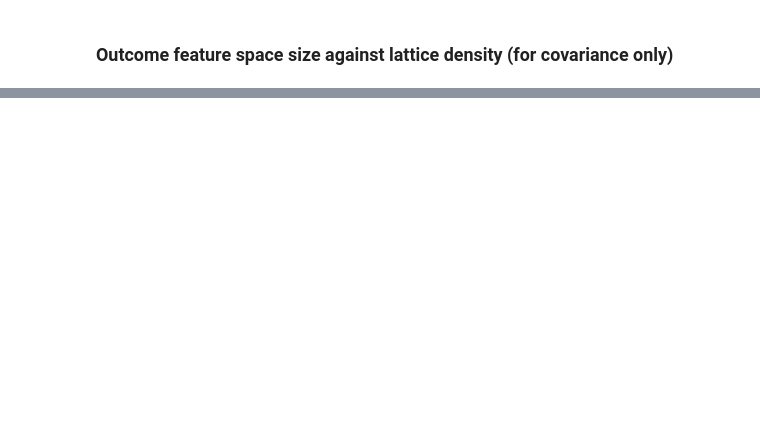
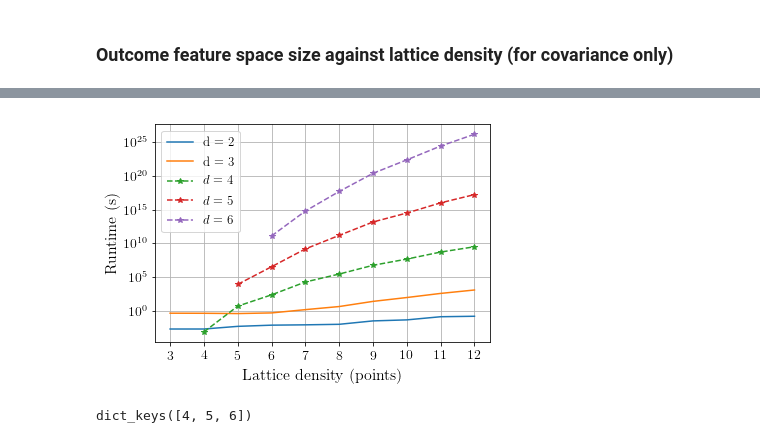
Before and after one commit to alexcoca/Thesis, a Jupyter notebook: Outcome_space_analysis.ipynb, the cells around one changed output, grey strips where cells are left out. Cells and saved outputs as stored; diff of their text form; code cells hidden in the pictures; blank space fills up the shorter version.

```diff
--- a/Outcome_space_analysis.ipynb
+++ b/Outcome_space_analysis.ipynb
@@ -145,0 +161,36 @@ plt.show()
+# %%
+tgen_2 = [0.0019948482513427734, 0.0019943714141845703, 0.0, 0.0, 0.008341550827026367, 0.009973764419555664, 0.03191423416137695, 0.04525589942932129, 0.13279199600219727, 0.15598702430725098, 0.33379030227661133, 0.4983642101287842, 0.7440059185028076, 1.2507853507995605, 1.7408859729766846, 2.3502464294433594, 3.9673285484313965, 4.983625173568726]
+tgen_2 = [0.0019948482513427734, 0.0019943714141845703, 0.004943714141845703,  0.00743714141845703, 0.008341550827026367, 0.009973764419555664, 0.03191423416137695, 0.04525589942932129, 0.13279199600219727, 0.15598702430725098, 0.33379030227661133, 0.4983642101287842, 0.7440059185028076, 1.2507853507995605, 1.7408859729766846, 2.3502464294433594, 3.9673285484313965, 4.983625173568726]
+
+tsamp_2 = [0.0009970664978027344, 0.0019960403442382812, 0.0, 0.0, 0.0009970664978027344, 0.0009980201721191406, 0.001994609832763672, 0.015621662139892578, 0.005983829498291016, 0.015622138977050781, 0.006039142608642578, 0.004059791564941406, 0.02370905876159668, 0.053244829177856445, 0.06910014152526855, 0.07810759544372559, 0.1366713047027588, 0.1721031665802002]
+tgen_3 = [0.44385480880737305, 0.43265533447265625, 0.3924384117126465, 0.48853087425231934, 1.4991648197174072, 4.3277058601379395, 25.174266576766968, 94.3498260974884, 384.22021746635437, 1236.071961402893]
+tsamp_3 = [0.27141356468200684, 0.27985286712646484, 0.2499701976776123, 0.35611701011657715, 0.47748875617980957, 0.736992359161377, 1.1407570838928223, 2.042597532272339, 3.5104305744171143, 6.7802839279174805]
+# %%
+# Do the estimates for dimensions 4,5,6,7
+baseline_time = 94.00457096099854 # based on the (3,10,10) case
+dim_2 = 3
+num_points_1 = 10
+dim_1_min = 4
+dim_1_max = 7
+num_points_2_max = 12
+estimated_runtimes = {key: [] for key in range(dim_1_min, dim_1_max)}
+ratios = {key: [] for key in range(dim_1_min, dim_1_max)}
+for dim_2 in range(dim_1_min, dim_1_max):
+    for num_points_2 in range(dim_2, num_points_2_max + 1):
+        estimated_runtimes[dim_2].append(baseline_time/outcome_space_ratio_calculator(outcome_space_sizes, dim_1, dim_2, num_points_1, num_points_2, num_points_min))
+plt.semilogy(range(3, num_points_2_max +1 ), tgen_2[0: len(range(3, num_points_2_max + 1))], label = 'd = 2')
+plt.semilogy(range(3, num_points_2_max +1 ), tgen_3[0: len(range(3, num_points_2_max + 1))], label = 'd = 3')
+for dimension in estimated_runtimes.keys():
+    plt.semilogy(range(dimension, num_points_2_max + 1), estimated_runtimes[dimension], '--*', label = r'$d = ' + str(dimension) + '$')
+plt.xlabel ('Lattice density (points)', fontsize = 16)
+plt.ylabel ('Runtime (s)', fontsize = 16)
+plt.xticks(range(3,13))
+plt.legend(fontsize = 13)
+plt.grid(True)
+plt.show()
+# %% [output]
+[figure, added]
+# %%
+estimated_runtimes.keys()
+# %% [output]
+dict_keys([4, 5, 6])
```
Also changed, not shown: parts of 5 cells of this notebook.
